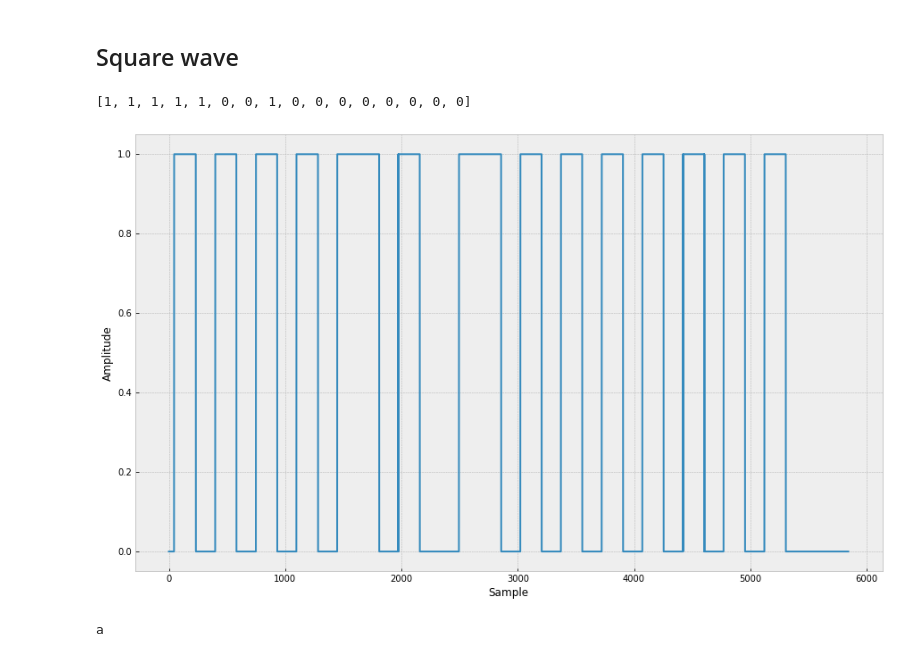
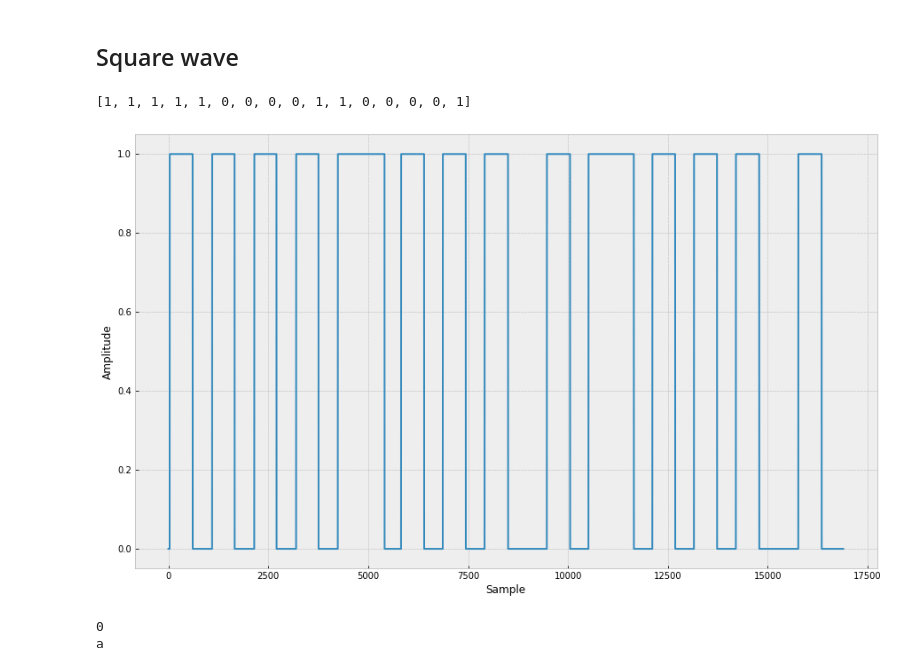
Before and after one commit to collinsrhuffiii/modulated-messages, a Jupyter notebook: notebooks/demo.ipynb, the cells around one changed output. Saved outputs shown, nothing was run; the diff lists cells and outputs as text; code cells hidden in the pictures.

```diff
--- a/notebooks/demo.ipynb
+++ b/notebooks/demo.ipynb
@@ -83,15 +85,16 @@ Text(0,0.5,'Amplitude')
 # %%
 square_wave = binary_slicer(envelope)
 plt.plot(square_wave)
 plt.xlabel('Sample')
 plt.ylabel('Amplitude')
-rec_bits = decode_manchester(square_wave, samp_per_bit)
+rec_bits = manchester(square_wave, samp_per_bit)
 print(rec_bits)
 # %% [output]
-[1, 1, 1, 1, 1, 0, 0, 1, 0, 0, 0, 0, 0, 0, 0, 0]
+[1, 1, 1, 1, 1, 0, 0, 0, 0, 1, 1, 0, 0, 0, 0, 1]
-[figure, old version]
+[figure, new version]
 # %%
 valid, message, fragmented = demux(rec_bits)
 print(message)
 # %% [output]
+0
 a
```
Also changed, not shown: parts of 7 cells of this notebook, 5 other files.
